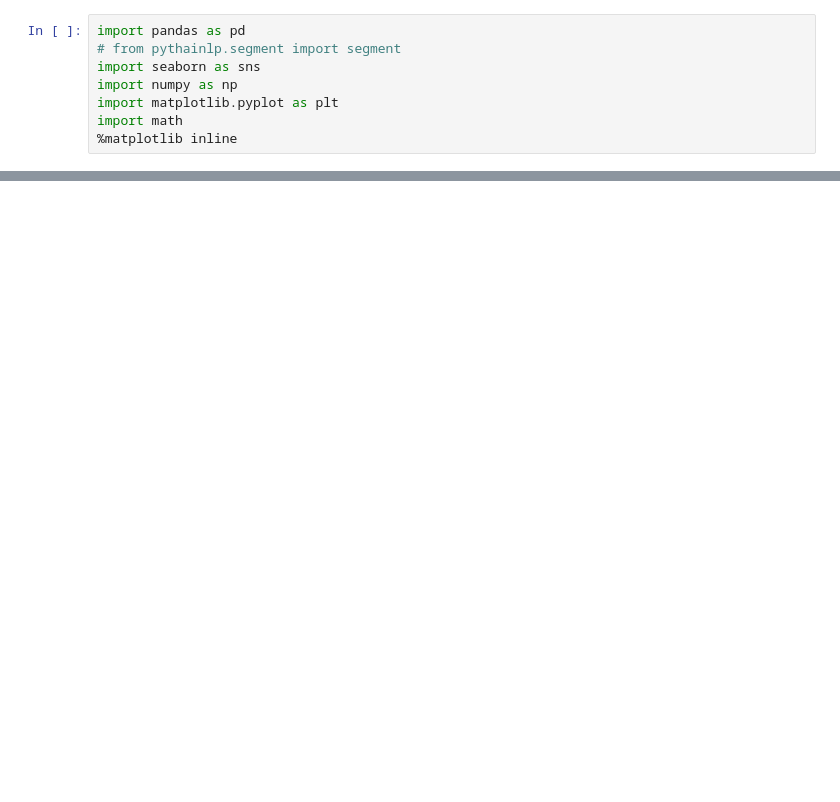
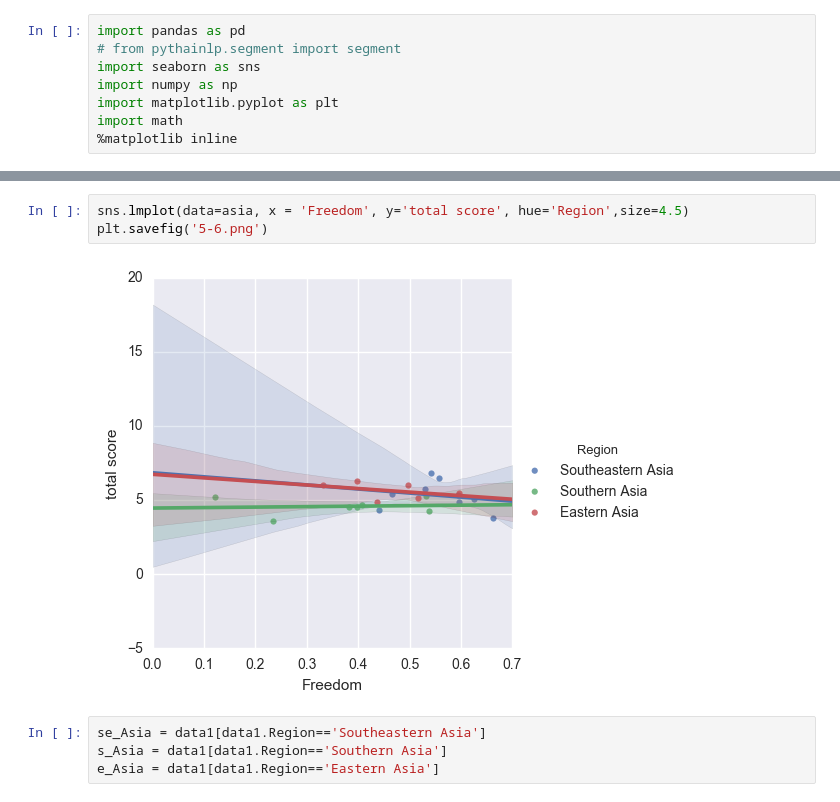
Before and after one commit to wentingsu/Su_Wenting_spring2017, a Jupyter notebook: Final/code/Analysis5.ipynb, the cells around one changed output, grey strips where cells are left out. Drawn from its saved outputs; the diff is of its cells as text; blank space fills up the shorter version.

```diff
--- a/Final/code/Analysis5.ipynb
+++ b/Final/code/Analysis5.ipynb
@@ -51,0 +103,9 @@ for one in raw:
+# %%
+sns.lmplot(data=asia, x = 'Freedom', y='total score', hue='Region',size=4.5)
+plt.savefig('5-6.png')
+# %% [output]
+[figure, added]
+# %%
+se_Asia = data1[data1.Region=='Southeastern Asia']
+s_Asia = data1[data1.Region=='Southern Asia']
+e_Asia = data1[data1.Region=='Eastern Asia']
```
Also changed, not shown: parts of 22 cells of this notebook, 10 other files.
